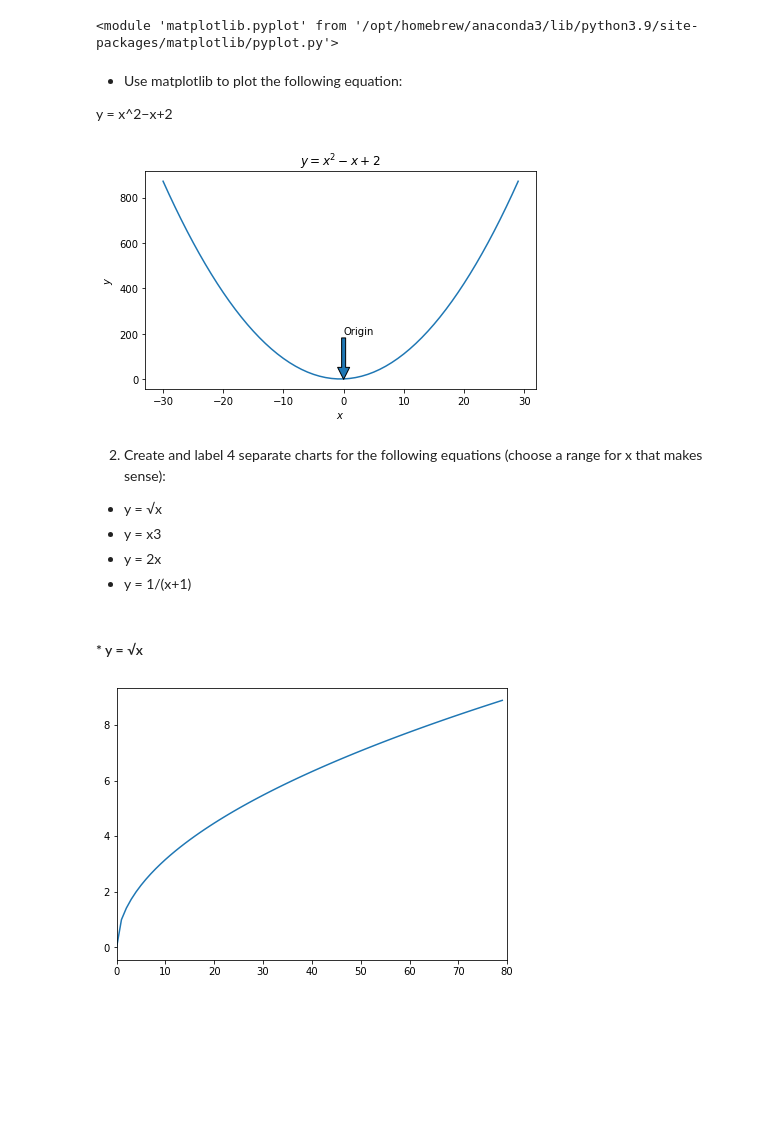
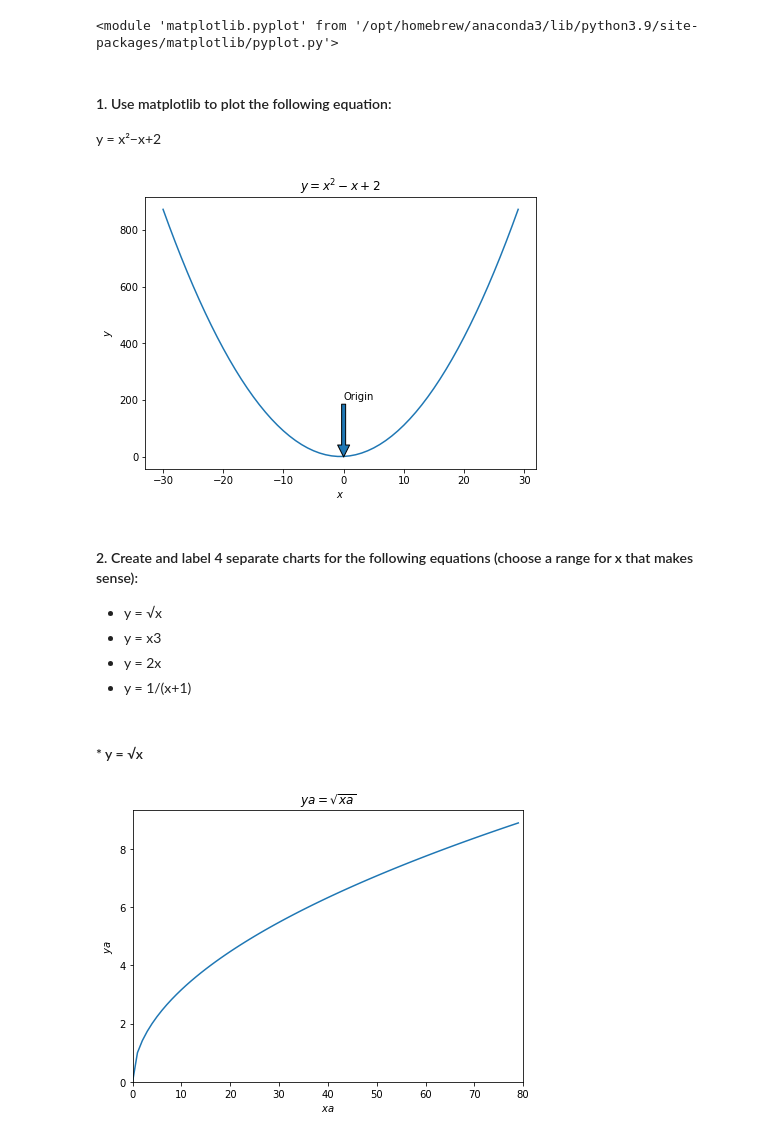
Before and after one commit to Severina7/numpy-pandas-visualization-exercises, a Jupyter notebook: matplotlib_exercises.ipynb, the cells around one changed output. Cells and saved outputs as stored; diff of their text form; code cells hidden in the pictures; blank space fills up the shorter version.

Commit message:
Adding finished exercises in matplotlib exercises

```diff
--- a/matplotlib_exercises.ipynb
+++ b/matplotlib_exercises.ipynb
@@ -8,33 +8,33 @@ print(plt)
 # %%
 import math
 # %% [markdown]
-- Use matplotlib to plot the following equation:
+#### 1. Use matplotlib to plot the following equation:
 
-y = x^2−x+2
+y = x²−x+2
 # %%
 x = range(-30, 30)
 y = []
 
 for val in x:
     y.append((val**2 - val + 2))
 y = [(x**2 + x + 2) for x in x]
-fig = plt.figure(figsize = (7, 4))
+fig = plt.figure(figsize = (7, 5))
 plt.plot(x, y)
 
 # For title
 plt.title('$ y = x^2 - x +2$')
 # For label
 plt.xlabel('$x$')
 plt.ylabel('$y$')
 # For annotation
 plt.annotate('Origin', xy = (0,0), xytext = (0, 200), arrowprops ={})
 %config InlineBackend.figure_format = 'png'
 # For saving fig and assigning other parameters
 plt.savefig('function_fig.png', dpi = None, transparent = False)
 # %% [output]
-[figure, old version]
+[figure, new version]
 # %% [markdown]
-2. Create and label 4 separate charts for the following equations (choose a range for x that makes sense):
+#### 2. Create and label 4 separate charts for the following equations (choose a range for x that makes sense):
 
 - y = √x
 - y = x3
@@ -52,8 +52,12 @@ for val in xa:
 fig = plt.figure(figsize = (7, 5))
 
 plt.plot(xa, ya)
+plt.title('$ ya = \sqrt{xa}$')
 plt.xlim(0,80)
+plt.ylim(0)
+plt.xlabel('$xa$')
+plt.ylabel('$ya$')
 
-plt.show()
+plt.savefig('function_fig.png', dpi = None, transparent = False)
 # %% [output]
-[figure, old version]
+[figure, new version]
```
Also changed, not shown: parts of 11 cells of this notebook, 2 other files.
